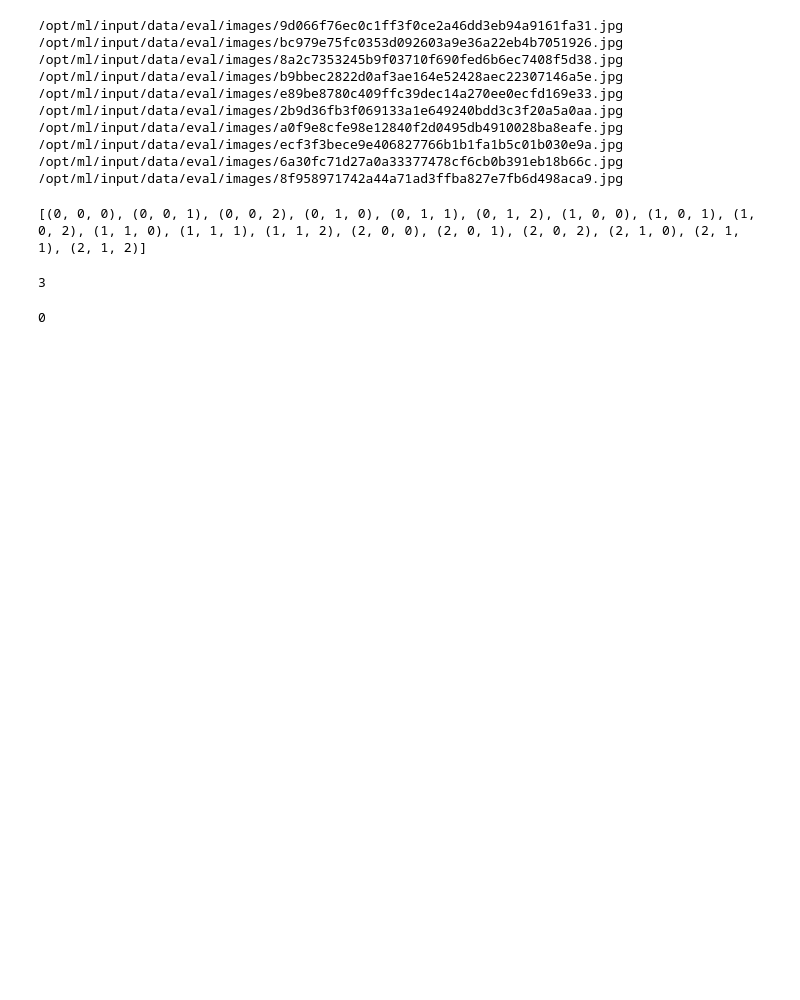
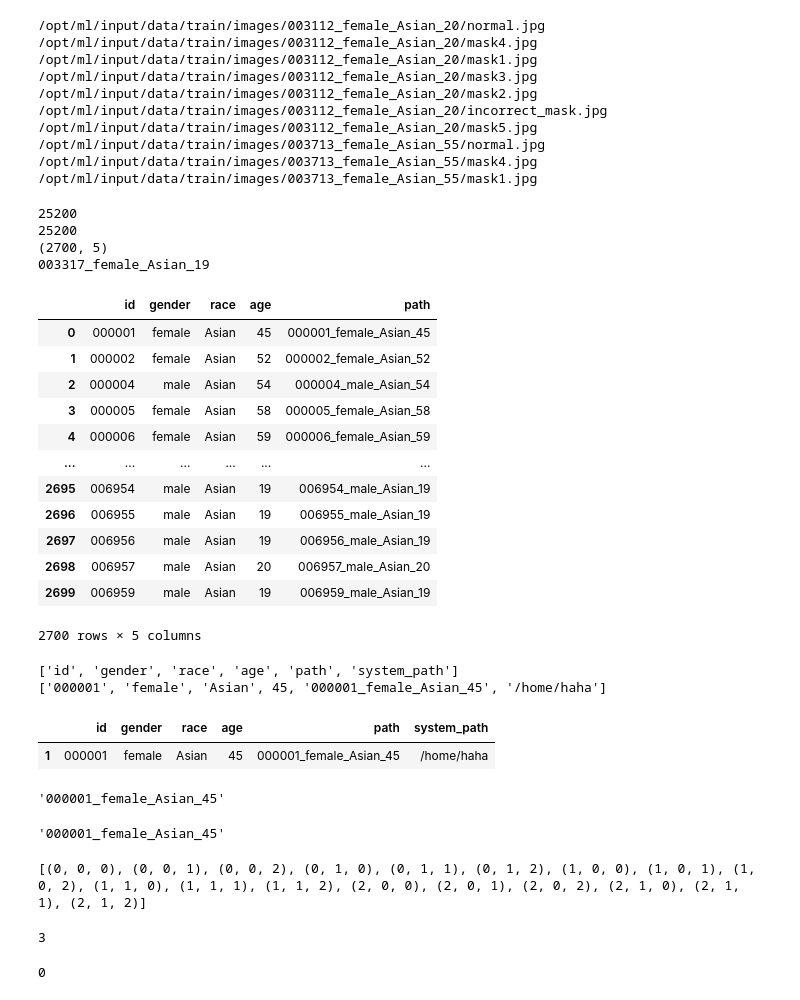
Before and after one commit to naem1023/boostcamp-pstage-image, a Jupyter notebook: test.ipynb, the cells around one changed output. Saved outputs shown, nothing was run; the diff lists cells and outputs as text; code cells hidden in the pictures; blank space fills up the shorter version.

```diff
--- a/test.ipynb
+++ b/test.ipynb
@@ -15,30 +15,30 @@ import glob
 from tqdm.notebook import tqdm
 # %%
 # 테스트 데이터셋 폴더 경로를 지정해주세요.
-test_dir = '/opt/ml/input/data/eval'
-test_dir_glob = glob.glob(test_dir + '/images/*')
+test_dir = '/opt/ml/input/data/eval/images'
+# test_dir_glob = glob.glob(test_dir + '/images/*')
 ## png, jpg 파일 동시에 존재
-train_dir = '/opt/ml/input/data/train'
-train_dir_glob = glob.glob(train_dir + '/images/**/*')
+train_dir = '/opt/ml/input/data/train/images'
+# train_dir_glob = glob.glob(train_dir + '/images/**/*')
 
 test_csv = '/opt/ml/input/data/eval/info.csv'
 train_csv = '/opt/ml/input/data/train/train.csv'
 
 count = 0
-for files in test_dir_glob:
+for files in train_dir_glob:
     if count == 10:
         break
     if files[-3:] == 'jpg':
         print(files)
         count += 1
 # %% [output]
-/opt/ml/input/data/eval/images/9d066f76ec0c1ff3f0ce2a46dd3eb94a9161fa31.jpg
-/opt/ml/input/data/eval/images/bc979e75fc0353d092603a9e36a22eb4b7051926.jpg
-/opt/ml/input/data/eval/images/8a2c7353245b9f03710f690fed6b6ec7408f5d38.jpg
-/opt/ml/input/data/eval/images/b9bbec2822d0af3ae164e52428aec22307146a5e.jpg
-/opt/ml/input/data/eval/images/e89be8780c409ffc39dec14a270ee0ecfd169e33.jpg
-/opt/ml/input/data/eval/images/2b9d36fb3f069133a1e649240bdd3c3f20a5a0aa.jpg
-/opt/ml/input/data/eval/images/a0f9e8cfe98e12840f2d0495db4910028ba8eafe.jpg
-/opt/ml/input/data/eval/images/ecf3f3bece9e406827766b1b1fa1b5c01b030e9a.jpg
-/opt/ml/input/data/eval/images/6a30fc71d27a0a33377478cf6cb0b391eb18b66c.jpg
-/opt/ml/input/data/eval/images/8f958971742a44a71ad3ffba827e7fb6d498aca9.jpg
+/opt/ml/input/data/train/images/003112_female_Asian_20/normal.jpg
+/opt/ml/input/data/train/images/003112_female_Asian_20/mask4.jpg
+/opt/ml/input/data/train/images/003112_female_Asian_20/mask1.jpg
+/opt/ml/input/data/train/images/003112_female_Asian_20/mask3.jpg
+/opt/ml/input/data/train/images/003112_female_Asian_20/mask2.jpg
+/opt/ml/input/data/train/images/003112_female_Asian_20/incorrect_mask.jpg
+/opt/ml/input/data/train/images/003112_female_Asian_20/mask5.jpg
+/opt/ml/input/data/train/images/003713_female_Asian_55/normal.jpg
+/opt/ml/input/data/train/images/003713_female_Asian_55/mask4.jpg
+/opt/ml/input/data/train/images/003713_female_Asian_55/mask1.jpg
@@ -48,3 +45,50 @@ test_pd = pd.read_csv(test_csv)
+# %%
+train_pd = pd.read_csv(train_csv)
+test_pd = pd.read_csv(test_csv)
+print(test_pd[test_pd['ans'] == 0].size)
+print(test_pd.size)
+
+print(train_pd.shape)
+print(train_pd.iloc[1300, -1])
+display(train_pd)
+train_pd.head()
+print(list(train_pd.columns) + ['system_path'])
+print(list(train_pd.loc[0]) + ['/home/haha'])
+# data = {'id':[None], 'gender':[None]}
+haha = pd.DataFrame(columns = list(train_pd.columns) + ['system_path'])
+haha.loc[1] = (list(train_pd.loc[0]) + ['/home/haha'])
+# haha = haha.append(list(train_pd.loc[0]) + ['/home/haha'])
+display(haha)
+# list(test_pd['ImageID'])
+train_pd.loc[0, 'path']
+# %% [output]
+25200
+25200
+(2700, 5)
+003317_female_Asian_19
+|  | id | gender | race | age | path |
+| 0 | 000001 | female | Asian | 45 | 000001_female_Asian_45 |
+| 1 | 000002 | female | Asian | 52 | 000002_female_Asian_52 |
+| 2 | 000004 | male | Asian | 54 | 000004_male_Asian_54 |
+| 3 | 000005 | female | Asian | 58 | 000005_female_Asian_58 |
+| 4 | 000006 | female | Asian | 59 | 000006_female_Asian_59 |
+| ... | ... | ... | ... | ... | ... |
+| 2695 | 006954 | male | Asian | 19 | 006954_male_Asian_19 |
+| 2696 | 006955 | male | Asian | 19 | 006955_male_Asian_19 |
+| 2697 | 006956 | male | Asian | 19 | 006956_male_Asian_19 |
+| 2698 | 006957 | male | Asian | 20 | 006957_male_Asian_20 |
+| 2699 | 006959 | male | Asian | 19 | 006959_male_Asian_19 |
+2700 rows × 5 columns
+['id', 'gender', 'race', 'age', 'path', 'system_path']
+['000001', 'female', 'Asian', 45, '000001_female_Asian_45', '/home/haha']
+|  | id | gender | race | age | path | system_path |
+| 1 | 000001 | female | Asian | 45 | 000001_female_Asian_45 | /home/haha |
+'000001_female_Asian_45'
+# %%
+train_pd[(train_pd['age'] < 30) | (train_pd['gender'] == 'male')]
+train_pd.loc[0, 'path']
+# %% [output]
+'000001_female_Asian_45'
 # %%
 """
 mask
```
Also changed, not shown: parts of 8 cells of this notebook.
